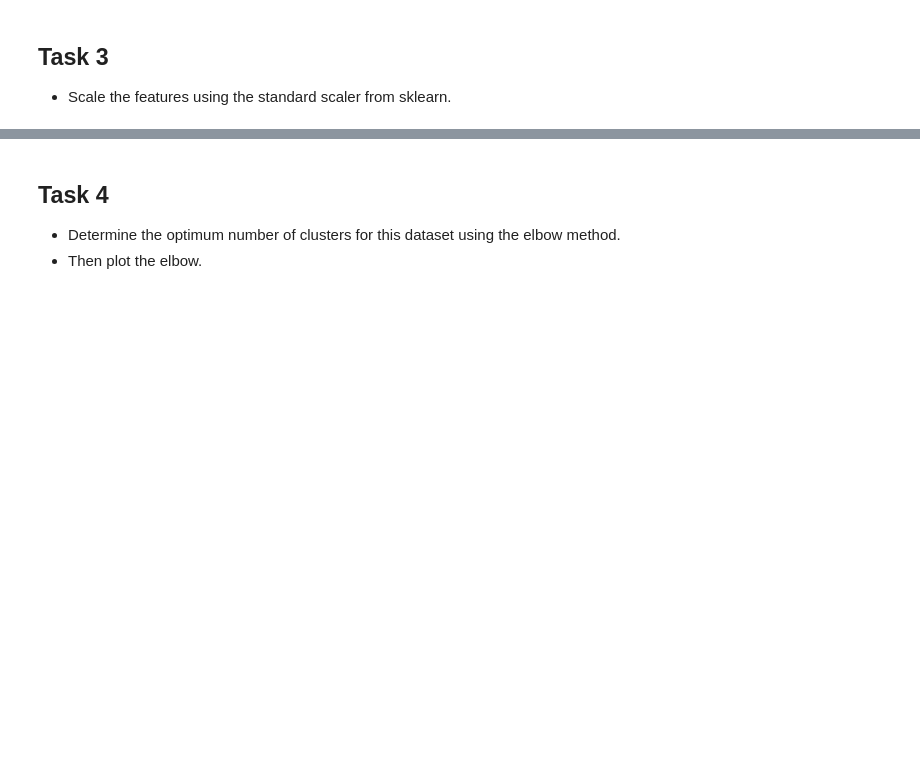
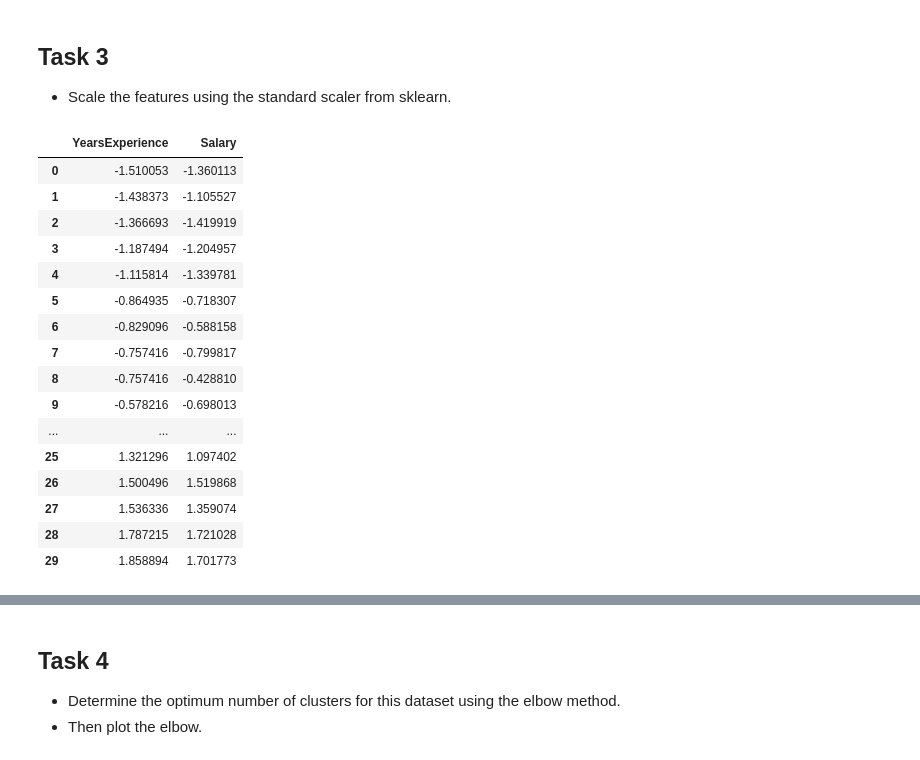
Before and after one commit to DysthymiaDemon/ICT2507C-Unsupervised-Learning, a Jupyter notebook: K_Means_Exercise_1.ipynb, the cells around one changed output, grey strips where cells are left out. Saved outputs shown, nothing was run; the diff lists cells and outputs as text; code cells hidden in the pictures; blank space fills up the shorter version.

```diff
--- a/K_Means_Exercise_1.ipynb
+++ b/K_Means_Exercise_1.ipynb
@@ -23,0 +86,35 @@ You are given a dataset that contains statistics about years of work experience
+# %%
+# take only numerical inputs, in this case the whole dataset can be used
+iloced_df = df.iloc[:, :]
+
+#create stdscaler object
+stdscaler = StandardScaler()
+
+#each row is a data point/observation, each column is a feature
+#fit the stdscaler to the training data to compute mean and std dev for each feature
+stdscaler.fit(iloced_df)
+
+#apply scaling computed back to each feature in the dataset
+transformed_df = stdscaler.transform(iloced_df)
+
+#convert back to pandas df with original df columns
+scaled_df = pd.DataFrame(transformed_df, columns=df.columns)
+scaled_df
+# %% [output]
+|  | YearsExperience | Salary |
+| 0 | -1.510053 | -1.360113 |
+| 1 | -1.438373 | -1.105527 |
+| 2 | -1.366693 | -1.419919 |
+| 3 | -1.187494 | -1.204957 |
+| 4 | -1.115814 | -1.339781 |
+| 5 | -0.864935 | -0.718307 |
+| 6 | -0.829096 | -0.588158 |
+| 7 | -0.757416 | -0.799817 |
+| 8 | -0.757416 | -0.428810 |
+| 9 | -0.578216 | -0.698013 |
+| ... | ... | ... |
+| 25 | 1.321296 | 1.097402 |
+| 26 | 1.500496 | 1.519868 |
+| 27 | 1.536336 | 1.359074 |
+| 28 | 1.787215 | 1.721028 |
+| 29 | 1.858894 | 1.701773 |
```
Also changed, not shown: parts of 10 cells of this notebook, 1 other file.
